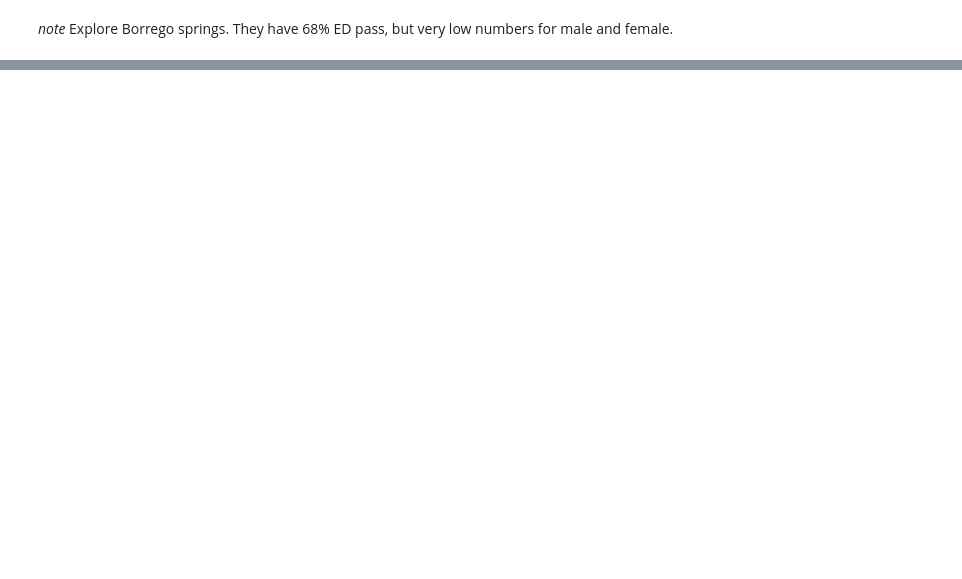
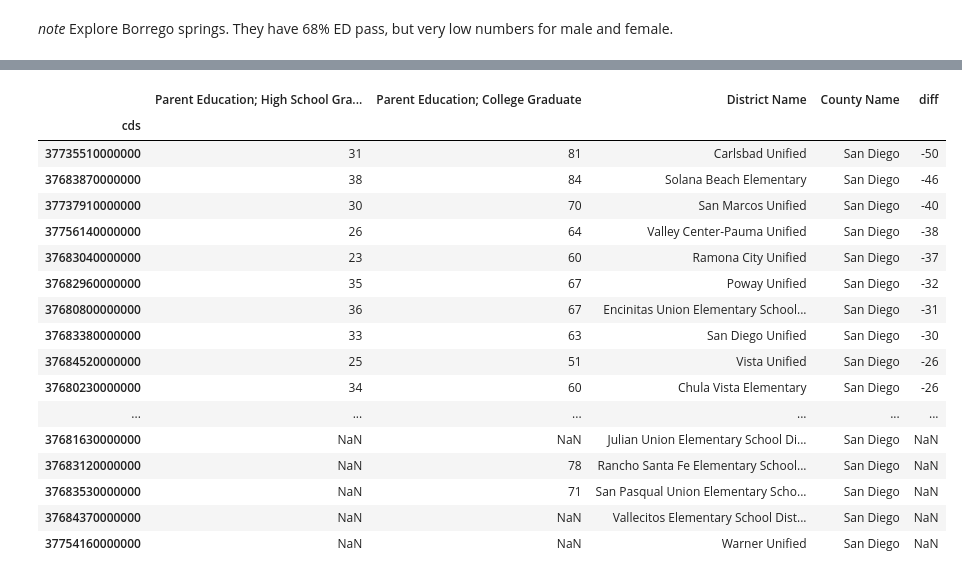
Before and after one commit to sandiegodata-projects/333-CAASPP, a Jupyter notebook: eric/Districts.ipynb, the cells around one changed output, grey strips where cells are left out. Saved outputs shown, nothing was run; the diff lists cells and outputs as text; code cells hidden in the pictures; blank space fills up the shorter version.

```diff
--- a/eric/Districts.ipynb
+++ b/eric/Districts.ipynb
@@ -205,0 +207,21 @@ county_p_race_j[['BlackP','LatinoP','WhiteP','AsianP']].sort('WhiteP').plot(kind
+# %%
+district_difs(3, 91,93)
+# %% [output]
+|  | Parent Education; High School Gra... | Parent Education; College Graduate | District Name | County Name | diff |
+| cds |  |  |  |  |  |
+| 37735510000000 | 31 | 81 | Carlsbad Unified | San Diego | -50 |
+| 37683870000000 | 38 | 84 | Solana Beach Elementary | San Diego | -46 |
+| 37737910000000 | 30 | 70 | San Marcos Unified | San Diego | -40 |
+| 37756140000000 | 26 | 64 | Valley Center-Pauma Unified | San Diego | -38 |
+| 37683040000000 | 23 | 60 | Ramona City Unified | San Diego | -37 |
+| 37682960000000 | 35 | 67 | Poway Unified | San Diego | -32 |
+| 37680800000000 | 36 | 67 | Encinitas Union Elementary School... | San Diego | -31 |
+| 37683380000000 | 33 | 63 | San Diego Unified | San Diego | -30 |
+| 37684520000000 | 25 | 51 | Vista Unified | San Diego | -26 |
+| 37680230000000 | 34 | 60 | Chula Vista Elementary | San Diego | -26 |
+| ... | ... | ... | ... | ... | ... |
+| 37681630000000 | NaN | NaN | Julian Union Elementary School Di... | San Diego | NaN |
+| 37683120000000 | NaN | 78 | Rancho Santa Fe Elementary School... | San Diego | NaN |
+| 37683530000000 | NaN | 71 | San Pasqual Union Elementary Scho... | San Diego | NaN |
+| 37684370000000 | NaN | NaN | Vallecitos Elementary School Dist... | San Diego | NaN |
+| 37754160000000 | NaN | NaN | Warner Unified | San Diego | NaN |
```
Also changed, not shown: parts of 19 cells of this notebook.
